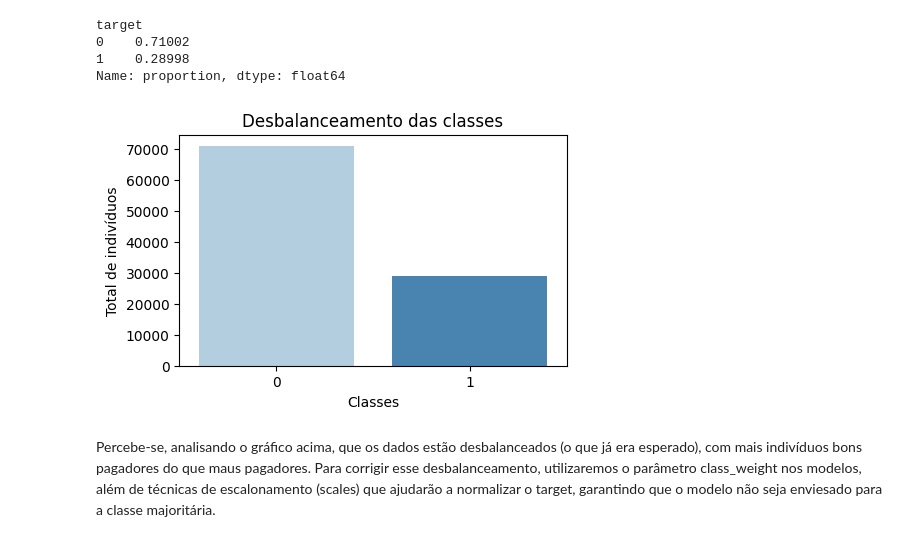
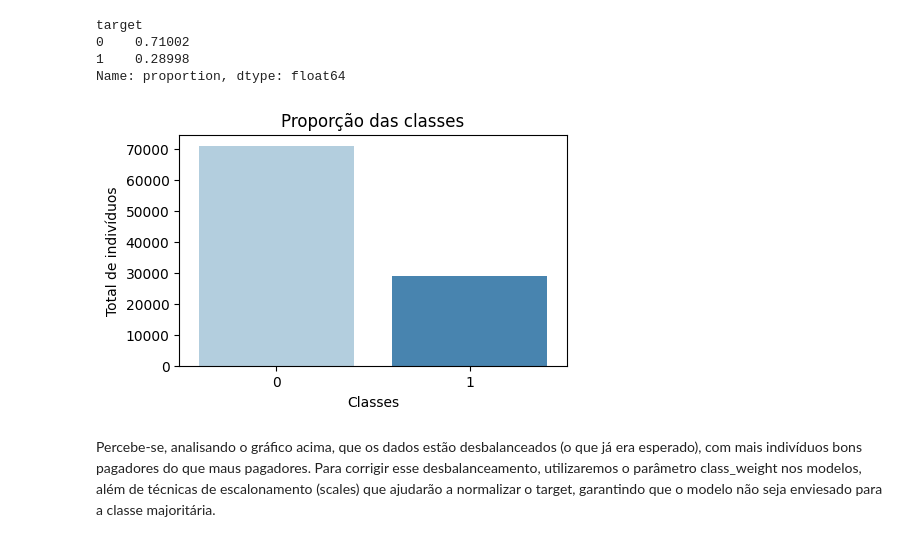
Before and after one commit to deborabmfreitas/credit-score-prediction, a Jupyter notebook: 1.exploratory-data-analysis.ipynb, the cells around one changed output. Cells and saved outputs as stored; diff of their text form; code cells hidden in the pictures.

```diff
--- a/1.exploratory-data-analysis.ipynb
+++ b/1.exploratory-data-analysis.ipynb
@@ -138,13 +138,13 @@ Name: proportion, dtype: float64
 # %%
 plt.figure(figsize=(5,3))
 sns.countplot(x=train['target'], hue=train['target'], palette='Blues', legend=False)
 
-plt.title('Desbalanceamento das classes')
+plt.title('Proporção das classes')
 plt.xlabel('Classes')
 plt.ylabel('Total de indivíduos')
 plt.show()
 # %% [output]
-[figure, old version]
+[figure, new version]
 # %% [markdown]
 Percebe-se, analisando o gráfico acima, que os dados estão desbalanceados (o que já era esperado), com mais indivíduos bons pagadores do que maus pagadores. Para corrigir esse desbalanceamento, utilizaremos o parâmetro class_weight nos modelos, além de técnicas de escalonamento (scales) que ajudarão a normalizar o target, garantindo que o modelo não seja enviesado para a classe majoritária.
 # %% [markdown]
```
Also changed, not shown: parts of 8 cells of this notebook.
